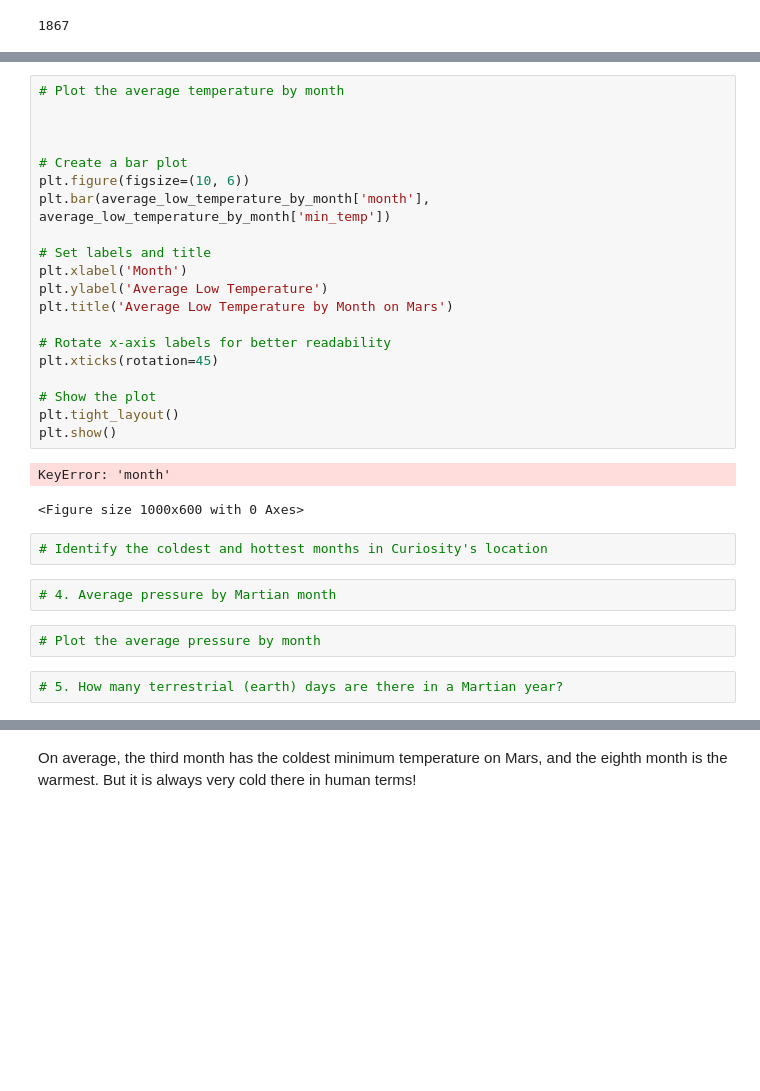
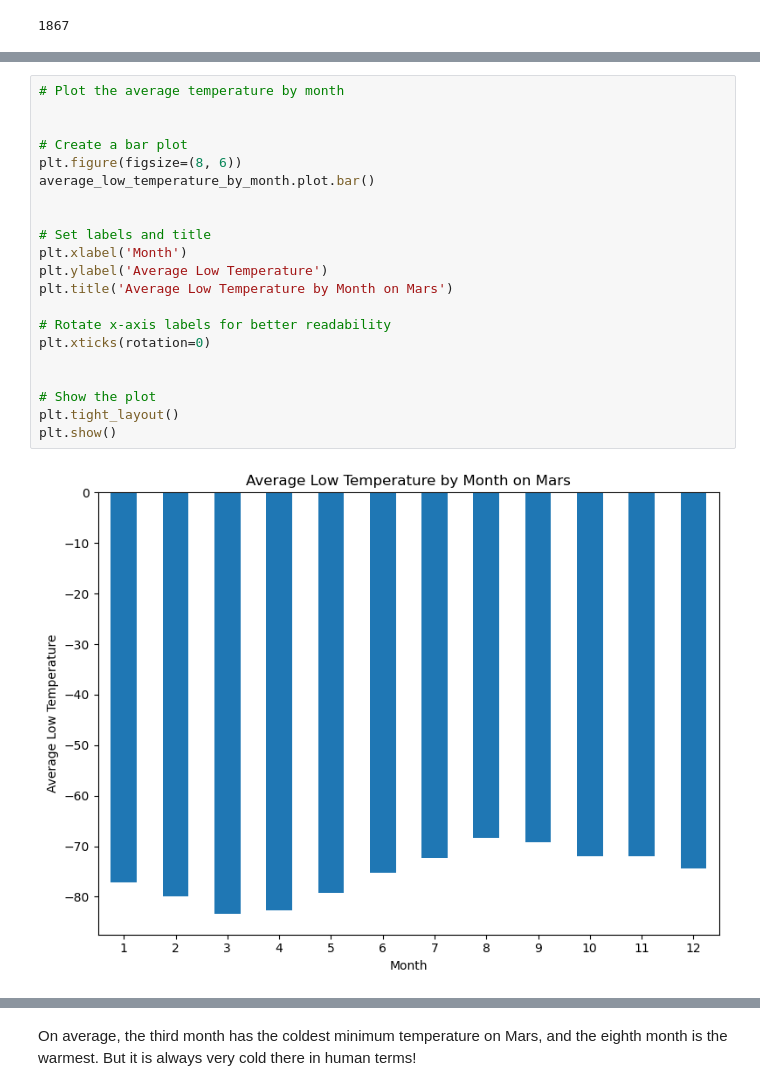
Before and after one commit to mairasyed/Web_scraping_and_data_analysis, a Jupyter notebook: part_2_mars_weather.ipynb, the cells around one changed output, grey strips where cells are left out. Saved outputs shown, nothing was run; the diff lists cells and outputs as text; blank space fills up the shorter version.

Commit message:
Scrape and Analyze Data
Scraped and Analyzed Mars Weather Data from the Data Table.
Extracted data is also exported to a "scraped_mars_temp_data.csv" file.

```diff
--- a/part_2_mars_weather.ipynb
+++ b/part_2_mars_weather.ipynb
@@ -232,31 +230,23 @@ Name: min_temp, dtype: float64
 # %%
 # Plot the average temperature by month
 
 
+# Create a bar plot
+plt.figure(figsize=(8, 6))
+average_low_temperature_by_month.plot.bar()
 
-# Create a bar plot
-plt.figure(figsize=(10, 6))
-plt.bar(average_low_temperature_by_month['month'], average_low_temperature_by_month['min_temp'])
 
 # Set labels and title
 plt.xlabel('Month')
 plt.ylabel('Average Low Temperature')
 plt.title('Average Low Temperature by Month on Mars')
 
 # Rotate x-axis labels for better readability
-plt.xticks(rotation=45)
+plt.xticks(rotation=0)
+
 
 # Show the plot
 plt.tight_layout()
 plt.show()
 # %% [output]
-KeyError: 'month'
-<Figure size 1000x600 with 0 Axes>
+[figure, added]
-# %%
-# Identify the coldest and hottest months in Curiosity's location
-# %%
-# 4. Average pressure by Martian month
-# %%
-# Plot the average pressure by month
-# %%
-# 5. How many terrestrial (earth) days are there in a Martian year?
```
Also changed, not shown: parts of 13 cells of this notebook, 2 other files.
